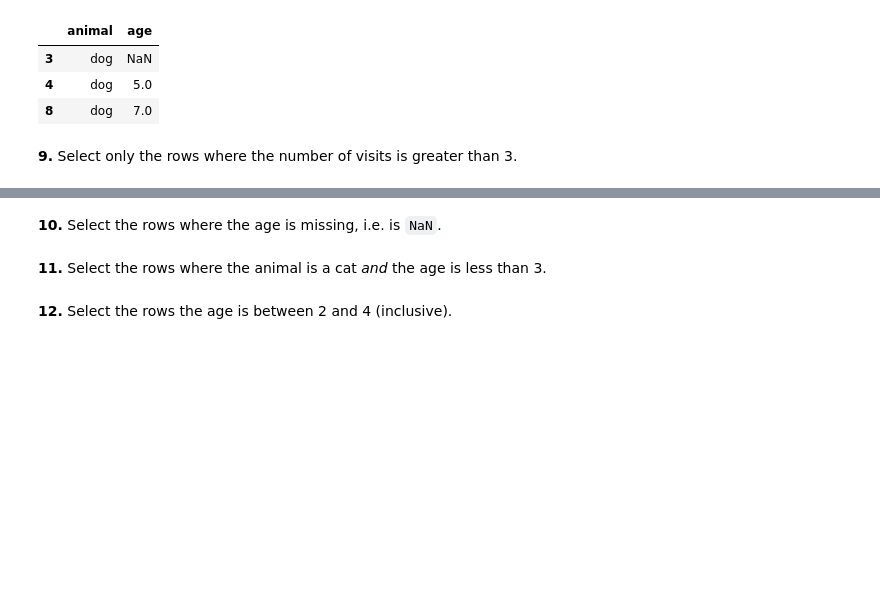
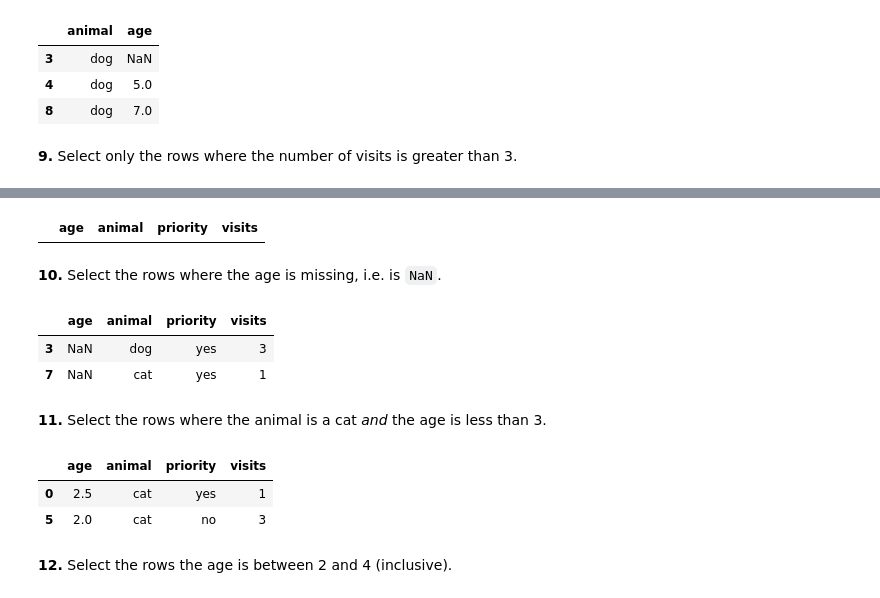
Before and after one commit to LTISH210/100-pandas-puzzles, a Jupyter notebook: 100-pandas-puzzles.ipynb, the cells around one changed output, grey strips where cells are left out. Drawn from its saved outputs; the diff is of its cells as text; code cells hidden in the pictures; blank space fills up the shorter version.

```diff
--- a/100-pandas-puzzles.ipynb
+++ b/100-pandas-puzzles.ipynb
@@ -127,6 +123,22 @@ SyntaxError: invalid syntax (<ipython-input-51-037665361b5f>, line 1)
+# %%
+df[df['visits'] >3]
+# %% [output]
+|  | age | animal | priority | visits |
 # %% [markdown]
 **10.** Select the rows where the age is missing, i.e. is `NaN`.
+# %%
+df[df['age'].isnull()]
+# %% [output]
+|  | age | animal | priority | visits |
+| 3 | NaN | dog | yes | 3 |
+| 7 | NaN | cat | yes | 1 |
 # %% [markdown]
 **11.** Select the rows where the animal is a cat *and* the age is less than 3.
+# %%
+df[(df['animal']=='cat') & (df['age']<3)]
+# %% [output]
+|  | age | animal | priority | visits |
+| 0 | 2.5 | cat | yes | 1 |
+| 5 | 2.0 | cat | no | 3 |
 # %% [markdown]
 **12.** Select the rows the age is between 2 and 4 (inclusive).
```
Also changed, not shown: parts of 5 cells of this notebook.
